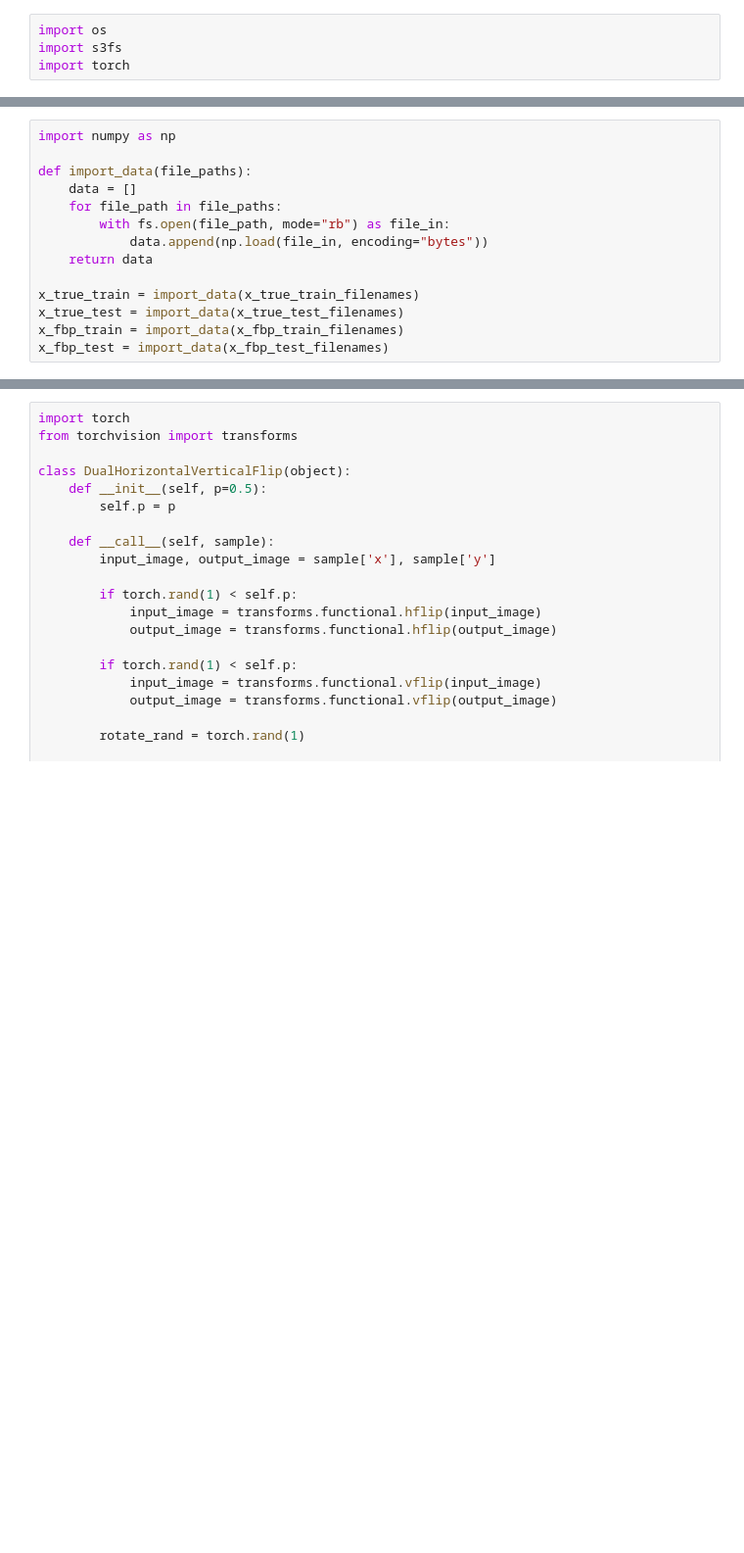
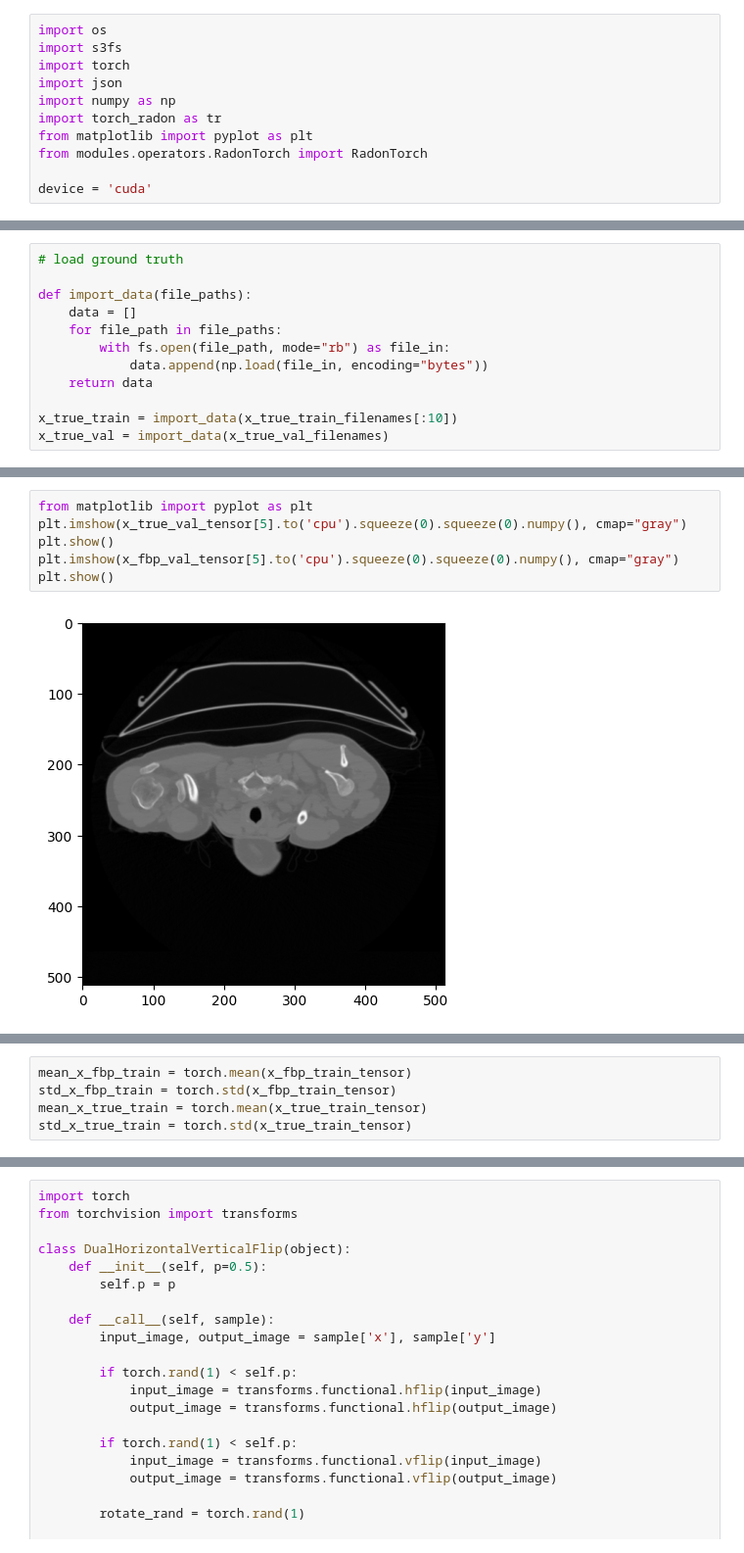
Before and after one commit to xdauby/PFE, a Jupyter notebook: unet.ipynb, the cells around one changed output, grey strips where cells are left out. Shown at 98% size. Drawn from its saved outputs; the diff is of its cells as text; blank space fills up the shorter version.

```diff
--- a/unet.ipynb
+++ b/unet.ipynb
@@ -2,4 +9,11 @@
 import os
 import s3fs
 import torch
+import json
+import numpy as np
+import torch_radon as tr
+from matplotlib import pyplot as plt
+from modules.operators.RadonTorch import RadonTorch
+
+device = 'cuda'
 # %%
@@ -19,5 +30,5 @@ x_fbp_test_filenames = fs.ls(BUCKET_X_FBP_TEST)[1:]
 # %%
-import numpy as np
+# load ground truth
 
 def import_data(file_paths):
     data = []
@@ -26,7 +37,5 @@ def import_data(file_paths):
             data.append(np.load(file_in, encoding="bytes"))
     return data
 
-x_true_train = import_data(x_true_train_filenames)
-x_true_test = import_data(x_true_test_filenames)
-x_fbp_train = import_data(x_fbp_train_filenames)
-x_fbp_test = import_data(x_fbp_test_filenames)
+x_true_train = import_data(x_true_train_filenames[:10])
+x_true_val = import_data(x_true_val_filenames)
@@ -81,0 +63,8 @@ y_test_tensor = y_test_tensor.unsqueeze(1)
+# %%
+from matplotlib import pyplot as plt
+plt.imshow(x_true_val_tensor[5].to('cpu').squeeze(0).squeeze(0).numpy(), cmap="gray")
+plt.show()
+plt.imshow(x_fbp_val_tensor[5].to('cpu').squeeze(0).squeeze(0).numpy(), cmap="gray")
+plt.show()
+# %% [output]
+[figure, added]
@@ -81,0 +72,5 @@ y_test_tensor = y_test_tensor.unsqueeze(1)
+# %%
+mean_x_fbp_train = torch.mean(x_fbp_train_tensor)
+std_x_fbp_train = torch.std(x_fbp_train_tensor)
+mean_x_true_train = torch.mean(x_true_train_tensor)
+std_x_true_train = torch.std(x_true_train_tensor)
```
Also changed, not shown: parts of 23 cells of this notebook, 1 other file.
